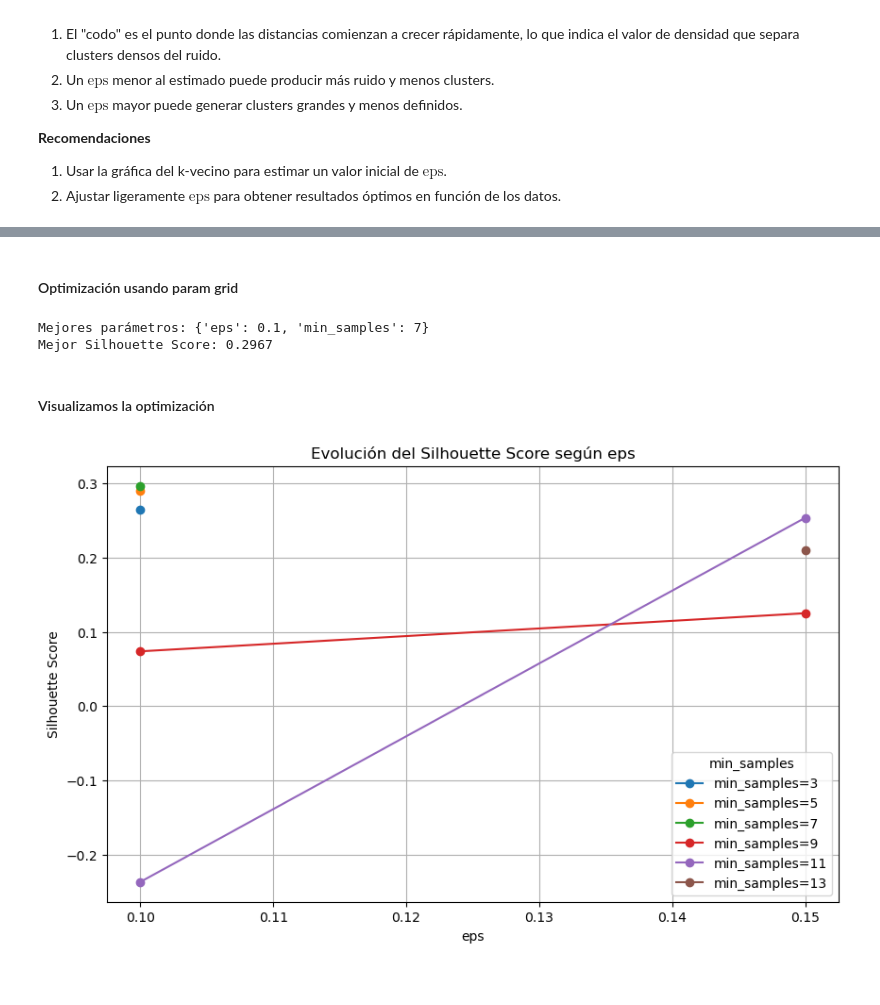
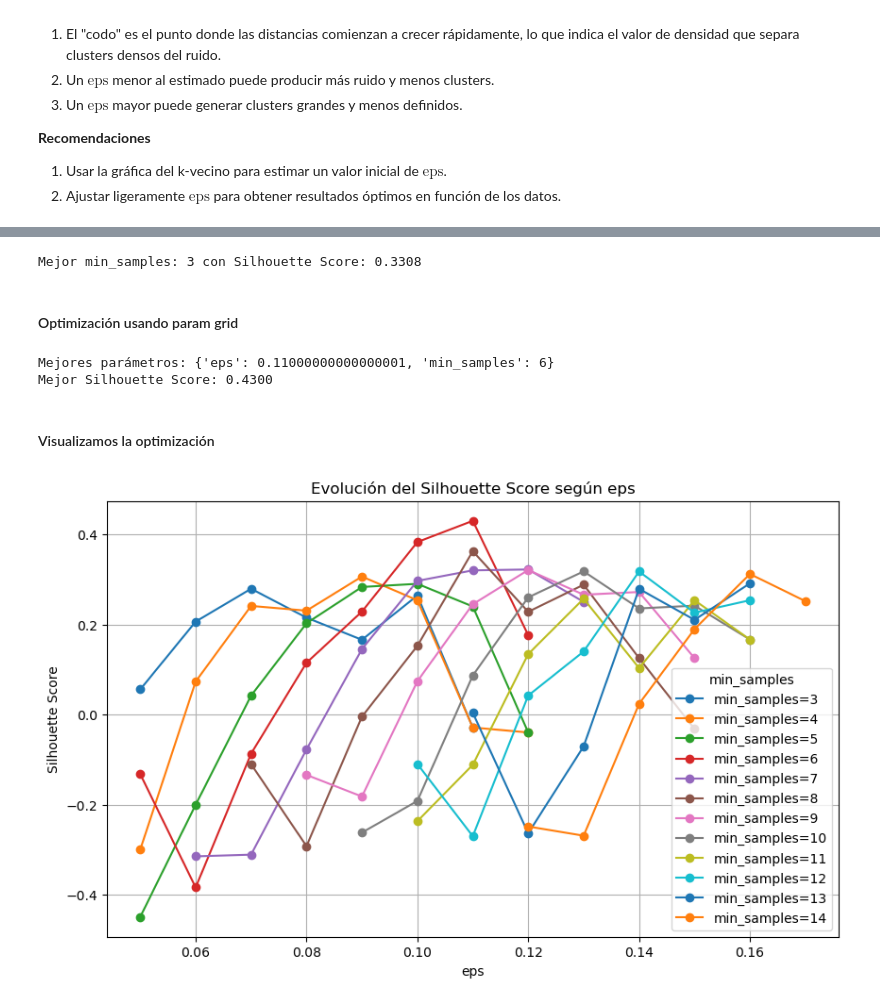
Before and after one commit to iair/mitic-data-science-team-1-septiembre-2024, a Jupyter notebook: mitic-data-science-team-1-septiembre-2024/advance-machine-learning/clases/clase 2 - K-means y DBSCAN.ipynb, the cells around one changed output, grey strips where cells are left out. Cells and saved outputs as stored; diff of their text form; code cells hidden in the pictures.

Commit message:
DBSCAN terminada

```diff
--- a/mitic-data-science-team-1-septiembre-2024/advance-machine-learning/clases/clase 2 - K-means y DBSCAN.ipynb
+++ b/mitic-data-science-team-1-septiembre-2024/advance-machine-learning/clases/clase 2 - K-means y DBSCAN.ipynb
@@ -362,2 +362,17 @@ El código presentado utiliza un dataset generado con `make_moons` para estimar
 
 Crear el cluster usando lo entregado anteriormente
+# %%
+# Aplicar DBSCAN
+dbscan = DBSCAN(eps=0.12, min_samples=5)
+clusters = dbscan.fit_predict(X)
+
+# Calculamos el Siboulette Score
+score = silhouette_score(X, clusters)
+print(score)
+# Visualizar los clusters generados por DBSCAN
+plt.figure(figsize=(8, 6))
+plt.scatter(X[:, 0], X[:, 1], c=clusters, cmap='viridis', s=30)
+plt.title("Clusters generados por DBSCAN")
+plt.xlabel("X1")
+plt.ylabel("X2")
+plt.show()
@@ -364,10 +414,27 @@ Crear el cluster usando lo entregado anteriormente
+# %%
+eps = 0.12  # Usar el eps óptimo previamente estimado
+min_samples_range = range(3, 15)
+scores = []
+
+for min_samples in min_samples_range:
+    dbscan = DBSCAN(eps=eps, min_samples=min_samples)
+    clusters = dbscan.fit_predict(X)
+    if len(set(clusters)) > 1:  # Evaluar solo si hay más de un cluster
+        score = silhouette_score(X, clusters)
+        scores.append((min_samples, score))
+
+# Identificar el mejor min_samples
+best_min_samples = max(scores, key=lambda x: x[1])
+print(f"Mejor min_samples: {best_min_samples[0]} con Silhouette Score: {best_min_samples[1]:.4f}")
+# %% [output]
+Mejor min_samples: 3 con Silhouette Score: 0.3308
 # %% [markdown]
 #### Optimización usando param grid
 # %%
 # Definir un rango de valores para eps y min_samples
 param_grid = {
-    'eps': np.arange(0.1, 0.5, 0.05),
-    'min_samples': range(3, 15, 2)
+    'eps': np.arange(0.05, 0.5, 0.01),
+    'min_samples': range(1, 15, 1)
 }
 
 # Crear combinaciones de parámetros
@@ -402,46 +469,46 @@ print(f"Mejor Silhouette Score: {best_score:.4f}")
 # - results[:, 1]: min_samples
 # - results[:, 2]: silhouette scores
 # %% [output]
-Mejores parámetros: {'eps': 0.1, 'min_samples': 7}
-Mejor Silhouette Score: 0.2967
+Mejores parámetros: {'eps': 0.11000000000000001, 'min_samples': 6}
+Mejor Silhouette Score: 0.4300
 # %% [markdown]
 #### Visualizamos la optimización
 # %%
 # Definir un rango de valores para eps y min_samples
 param_grid = {
-    'eps': np.arange(0.1, 0.5, 0.05),
-    'min_samples': range(3, 15, 2)
+    'eps': np.arange(0.05, 0.5, 0.01),
+    'min_samples': range(3, 15, 1)
 }
 
 # Crear combinaciones de parámetros
 grid = ParameterGrid(param_grid)
 
 # Variable para almacenar los resultados
 results = []
 
 # Iterar sobre todas las combinaciones de parámetros
 for params in grid:
     dbscan = DBSCAN(eps=params['eps'], min_samples=params['min_samples'])
     clusters = dbscan.fit_predict(X)
     # Calcular el Silhouette Score solo si hay más de un cluster
     if len(set(clusters)) > 1 and -1 in clusters:
         score = silhouette_score(X, clusters)
         results.append((params['eps'], params['min_samples'], score))
 
 # Convertir resultados a DataFrame
 results_df = pd.DataFrame(results, columns=['eps', 'min_samples', 'silhouette_score'])
 
 # Crear un gráfico para mostrar la evolución del Silhouette Score según 'eps'
 plt.figure(figsize=(10, 6))
 for min_samples_value in results_df['min_samples'].unique():
     subset = results_df[results_df['min_samples'] == min_samples_value]
     plt.plot(subset['eps'], subset['silhouette_score'], marker='o', label=f'min_samples={min_samples_value}')
 
 plt.title('Evolución del Silhouette Score según eps')
 plt.xlabel('eps')
 plt.ylabel('Silhouette Score')
 plt.legend(title='min_samples')
 plt.grid()
 plt.show()
 # %% [output]
-[figure, old version]
+[figure, new version]
```
Also changed, not shown: parts of 4 cells of this notebook.
